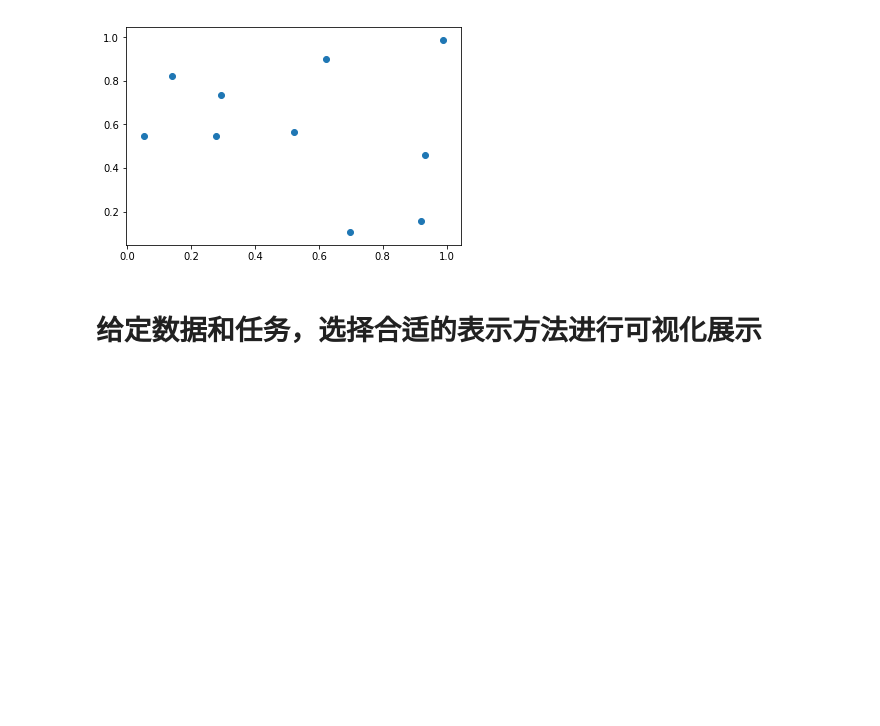
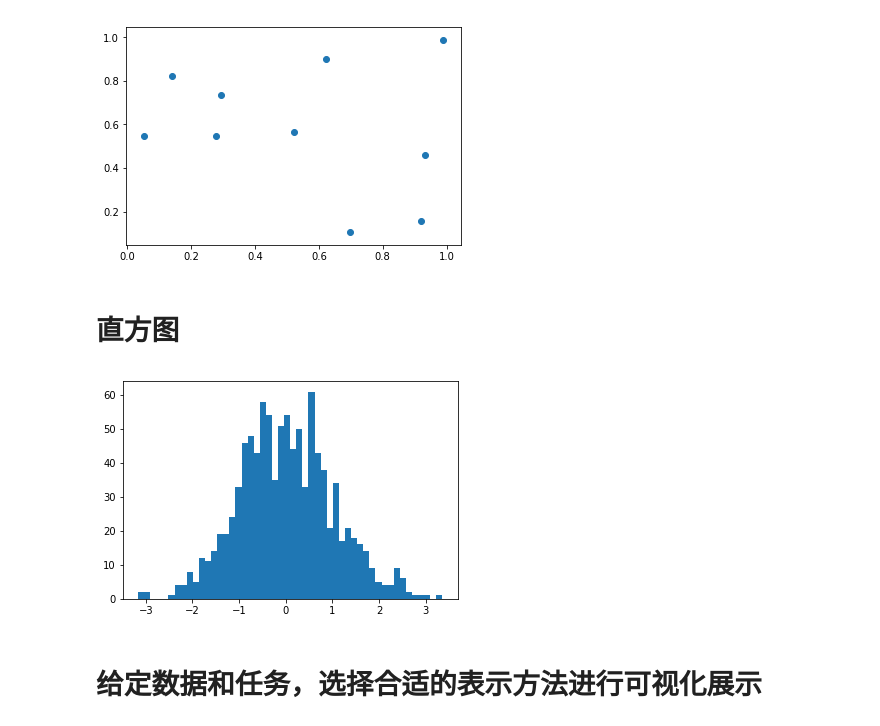
Before and after one commit to EdwardDaChina/Jupter-Learning, a Jupyter notebook: 学习Matplotlib基本绘图方法-checkpoint.ipynb, the cells around one changed output. Drawn from its saved outputs; the diff is of its cells as text; code cells hidden in the pictures; blank space fills up the shorter version.

```diff
--- a/学习Matplotlib基本绘图方法-checkpoint.ipynb
+++ b/学习Matplotlib基本绘图方法-checkpoint.ipynb
@@ -90,5 +87,14 @@ plt.scatter(x,y)
 plt.show()
 # %% [output]
 [figure]
+# %% [markdown]
+# 直方图
+# %%
+mean,sigma=0,1
+x=mean+sigma*np.random.randn(1000)
+plt.hist(x,50)
+plt.show()
+# %% [output]
+[figure, added]
 # %% [markdown]
 # 给定数据和任务，选择合适的表示方法进行可视化展示
```
Also changed, not shown: parts of 11 cells of this notebook.
